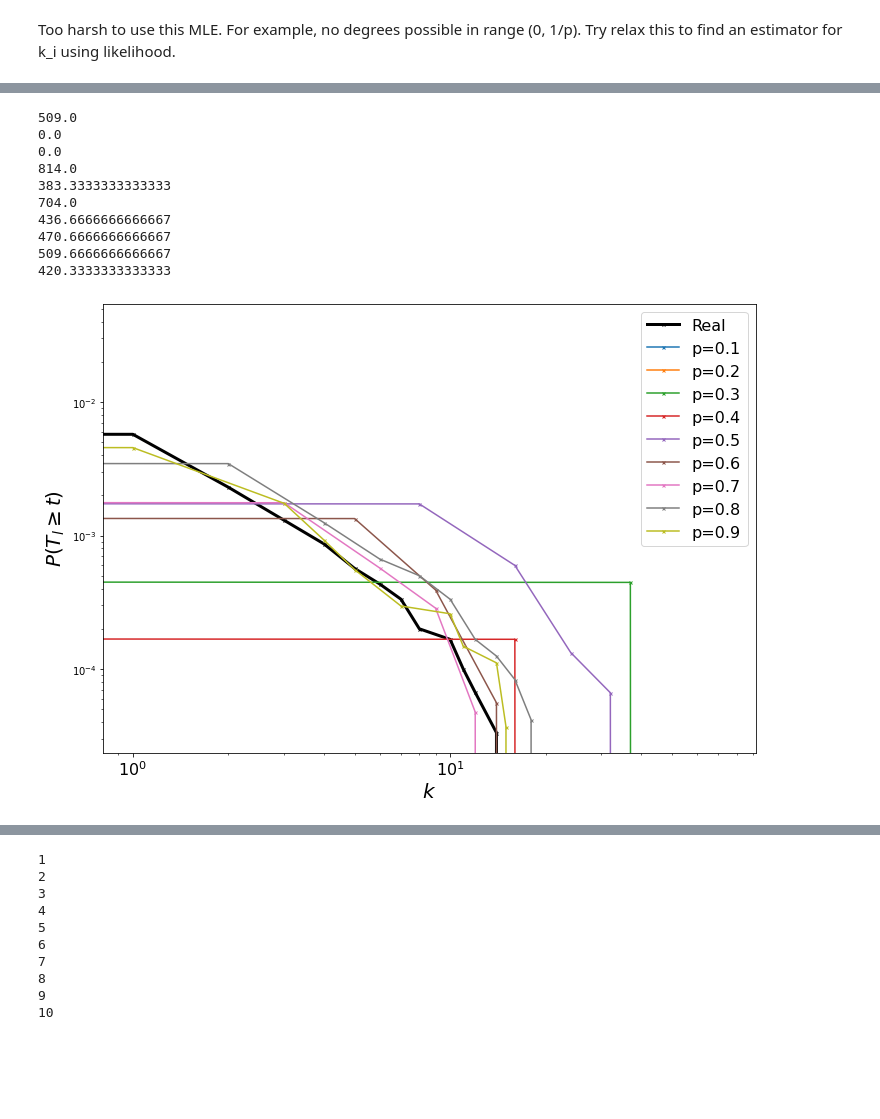
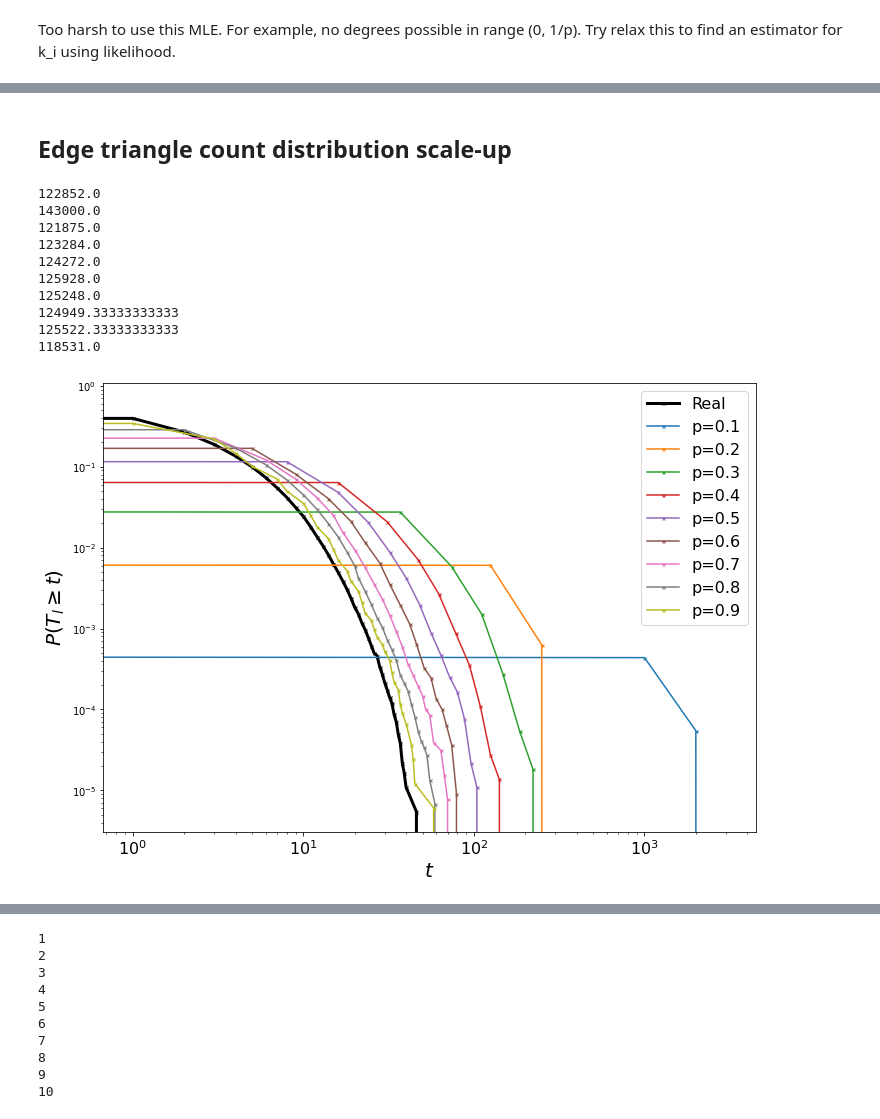
Before and after one commit to narnolddd/sample-nets, a Jupyter notebook: DegreeDistribution.ipynb, the cells around one changed output, grey strips where cells are left out. Drawn from its saved outputs; the diff is of its cells as text; code cells hidden in the pictures; blank space fills up the shorter version.

```diff
--- a/DegreeDistribution.ipynb
+++ b/DegreeDistribution.ipynb
@@ -15,9 +16,11 @@ a4_dims = (11.69,8.27)
 # %% [markdown]
 Simple function which returns from a given networkx graph G a graph H, the induced subgraph from a random proportion p of H's edges.
 # %%
-def edge_sample(G, p):
+def edge_sample(G, p, seed=None):
     edges = G.edges()
     sampled=[]
+    if seed is not None:
+        random.Seed(seed)
     for e in edges:
         r = random.random()
         if r < p:
@@ -25,3 +28,23 @@ def edge_sample(G, p):
     H = nx.Graph()
     H.add_edges_from(sampled)
     return H
+
+def get_deg_cdf(G):
+    cts = Counter(sorted([d for n, d in G.degree()]))
+    degs = sorted(cts.keys())
+    vals = [cts[val] for val in degs]
+    cdf = np.cumsum(vals)
+    ccdf = cdf[-1] - cdf
+    return degs, cdf
+
+def count2freq(arr):
+    counter = Counter(arr)
+    tot = sum(counter.values())
+    for k in counter:
+        counter[k]/=tot
+    return counter
+
+def ecdf(a):
+    x, counts = np.unique(a, return_counts=True)
+    cusum = np.cumsum(counts)
+    return x, cusum
@@ -169,41 +185,43 @@ def tot_tri_estimate(H,p):
+# %% [markdown]
+## Edge triangle count distribution scale-up
 # %%
-fig, ax = setup_axes('$k$','$P(T_l\\geq t)$','log','log')
-G = nx.barabasi_albert_graph(10000,3)
-# fname="/Users/naomiarnold/CODE/NaomiFETA/FETA3.1/experiments/facebook/facebook.dat"
-# net = pd.read_csv(fname,sep=" ",names=["source","target","t"])
-# net = net.drop(["t"], axis=1)
-# G = nx.from_pandas_edgelist(net)
+fig, ax = setup_axes('$t$','$P(T_l\\geq t)$','log','log')
+# G = nx.barabasi_albert_graph(10000,3)
+fname="/Users/naomiarnold/CODE/NaomiFETA/FETA3.1/experiments/facebook/facebook.dat"
+net = pd.read_csv(fname,sep=" ",names=["source","target","t"])
+net = net.drop(["t"], axis=1)
+G = nx.from_pandas_edgelist(net)
 
 tc = edge_triangle_count(G)
 print(sum(tc)/3.0)
 tri, cdf = ecdf(tc)
 ccdf = 1 - cdf/cdf[-1]
 
 ax.plot(tri, ccdf,marker='x',markersize=3,label="Real", linewidth=3, color="black")
 
 prange = np.linspace(0.1,0.9,9)
 
 for p in prange:
     H = edge_sample(G,p)
     tc_sampled = edge_triangle_count(H)
-    tc_estimate = MME_triangle_count(tc_sampled,p)
+    tc_estimate = scaleup_triangle_count(tc_sampled,p)
     print(sum(tc_estimate)/3.0)
     tri, cdf = ecdf(tc_estimate)
     ccdf = 1 - cdf/cdf[-1]
     ax.plot(tri, ccdf,marker='x',markersize=3,label="p="+str(round(p,1)))
 
 ax.legend(fontsize=16)
 plt.show()
 # %% [output]
-509.0
-0.0
-0.0
-814.0
-383.3333333333333
-704.0
-436.6666666666667
-470.6666666666667
-509.6666666666667
-420.3333333333333
+122852.0
+143000.0
+121875.0
+123284.0
+124272.0
+125928.0
+125248.0
+124949.33333333333
+125522.33333333333
+118531.0
-[figure, old version]
+[figure, new version]
 # %%
```
Also changed, not shown: parts of 25 cells of this notebook.
